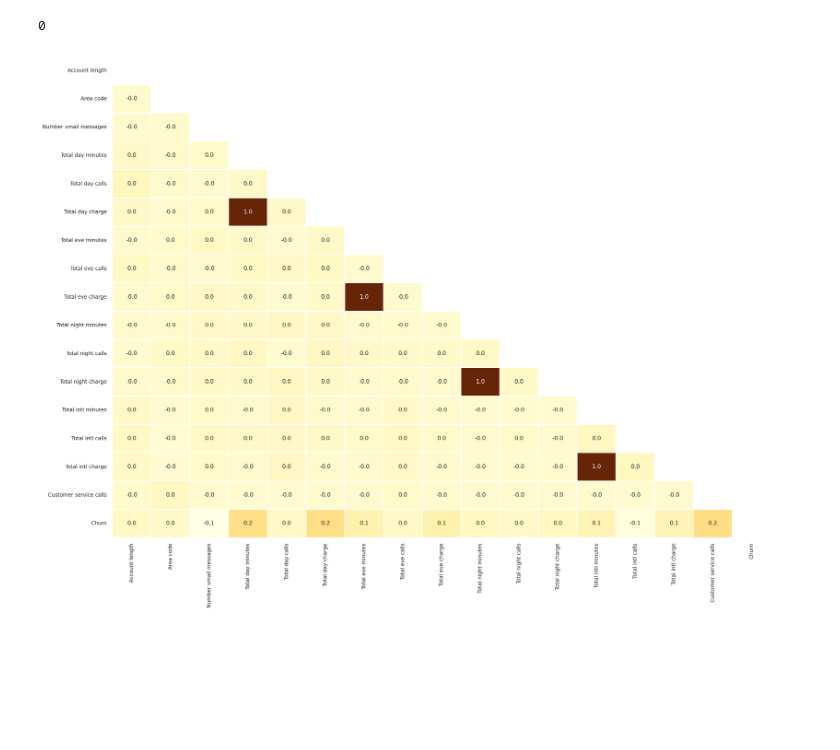
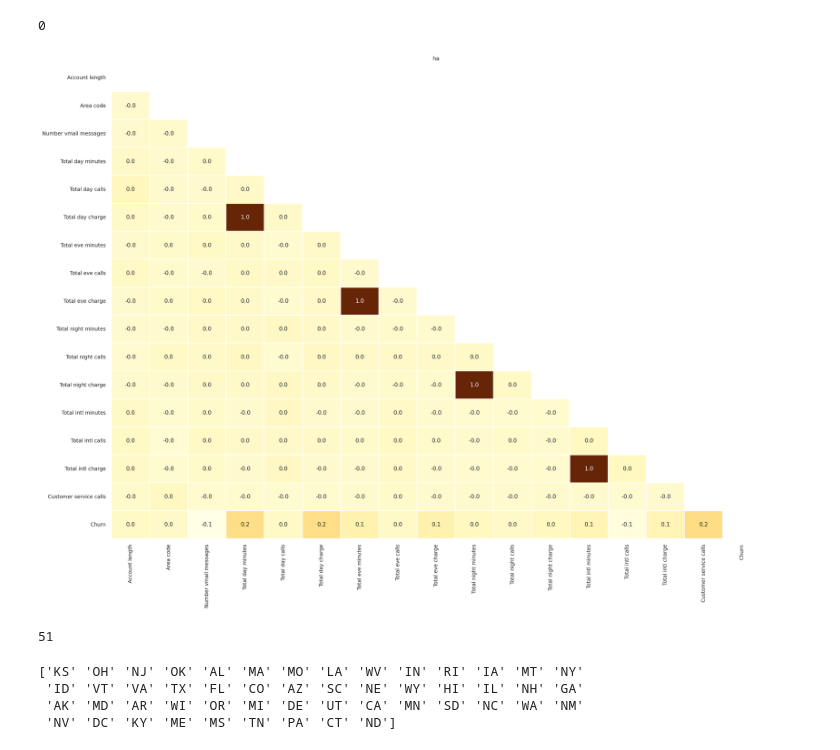
Before and after one commit to GhostML/Telecom-Churn-EDA, a Jupyter notebook: Telecom_Churn_Analysis_Capstone_Project.ipynb, the cells around one changed output. Saved outputs shown, nothing was run; the diff lists cells and outputs as text; code cells hidden in the pictures; blank space fills up the shorter version.

Commit message:
make some visualization to understand relationip

```diff
--- a/Telecom_Churn_Analysis_Capstone_Project.ipynb
+++ b/Telecom_Churn_Analysis_Capstone_Project.ipynb
@@ -105,15 +105,30 @@ df.isnull().sum().max()
 # %%
 # Show numerical correlations(pearson) between columns on heatmap.
 sns.set(font_scale=0.8, style="white")
 corr = df.corr()
 mask = np.triu(np.ones_like(corr, dtype=bool))
 plt.figure(figsize=(20, 15), dpi=200)
+plt.title("ha")
 sns.heatmap(corr,
            annot=True, # write the data value in each cell.
            fmt='.1f', # Format the float value to one place after decimal.
            mask=mask, # We only need half heatmap, other half is exactly the same.
            cmap="YlOrBr", # Color Yellow Orange Brown
            linewidths=1, # Width of the lines that will divide each cell
            cbar=False); # We don't need color bar.
 # %% [output]
-[figure, old version]
+[figure, new version]
+# %%
+# We have 51 differet states data.
+state_list = df['State'].unique()
+print(len(state_list))
+# %% [output]
+51
+# %%
+# List of all states
+print(state_list)
+# %% [output]
+['KS' 'OH' 'NJ' 'OK' 'AL' 'MA' 'MO' 'LA' 'WV' 'IN' 'RI' 'IA' 'MT' 'NY'
+ 'ID' 'VT' 'VA' 'TX' 'FL' 'CO' 'AZ' 'SC' 'NE' 'WY' 'HI' 'IL' 'NH' 'GA'
+ 'AK' 'MD' 'AR' 'WI' 'OR' 'MI' 'DE' 'UT' 'CA' 'MN' 'SD' 'NC' 'WA' 'NM'
+ 'NV' 'DC' 'KY' 'ME' 'MS' 'TN' 'PA' 'CT' 'ND']
```
Also changed, not shown: parts of 10 cells of this notebook.
